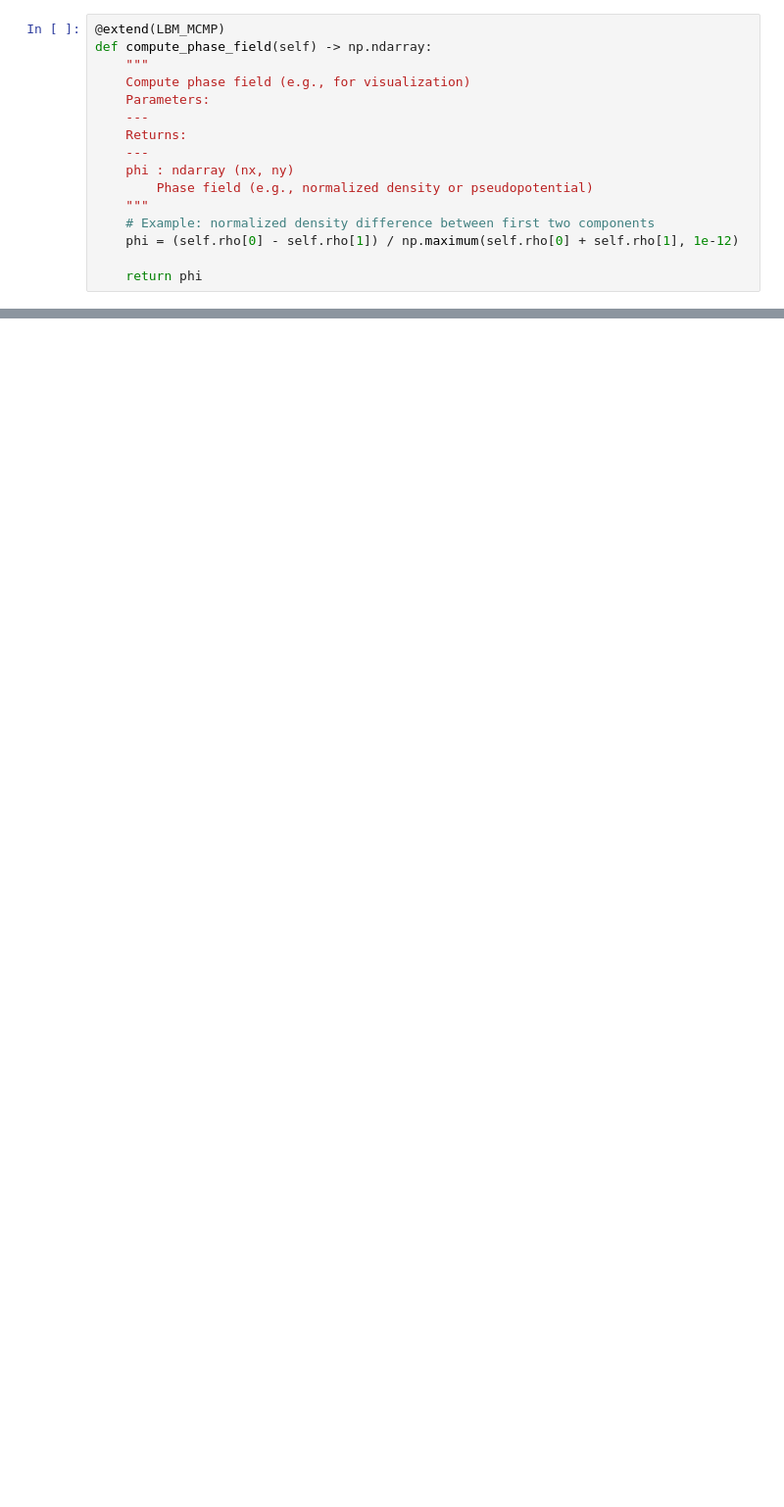
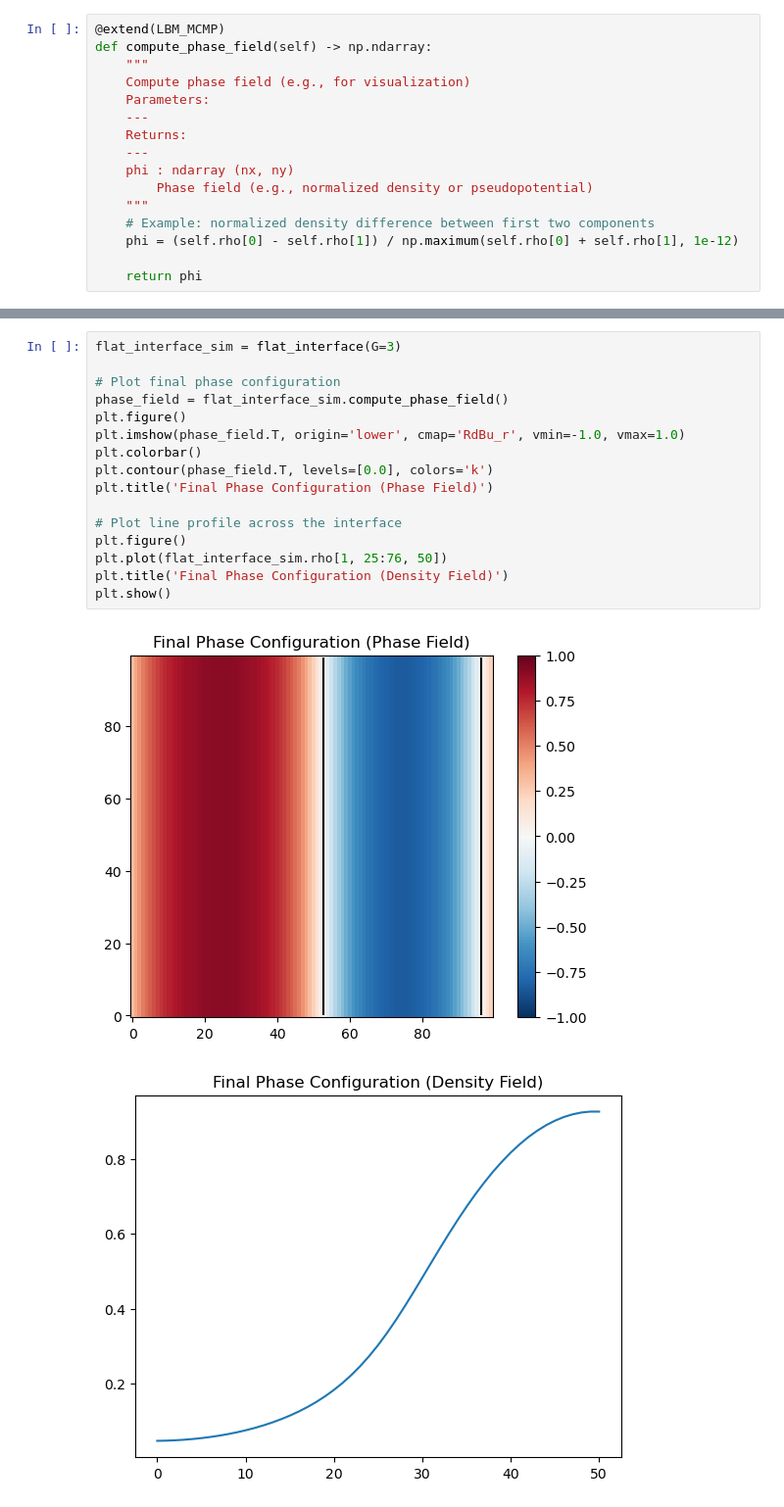
Before and after one commit to digital-porous-media/dpm_teach, a Jupyter notebook: 5_simulation/5-2-3_lbm_d2q9_mcmp.ipynb, the cells around one changed output, grey strips where cells are left out. Shown at 98% size. Cells and saved outputs as stored; diff of their text form; blank space fills up the shorter version.

```diff
--- a/5_simulation/5-2-3_lbm_d2q9_mcmp.ipynb
+++ b/5_simulation/5-2-3_lbm_d2q9_mcmp.ipynb
@@ -636,0 +713,19 @@ As we'll observe, when the interaction strength parameter ($G$) exceeds a certai
+# %%
+flat_interface_sim = flat_interface(G=3)
+
+# Plot final phase configuration
+phase_field = flat_interface_sim.compute_phase_field()
+plt.figure()
+plt.imshow(phase_field.T, origin='lower', cmap='RdBu_r', vmin=-1.0, vmax=1.0)
+plt.colorbar()
+plt.contour(phase_field.T, levels=[0.0], colors='k')
+plt.title('Final Phase Configuration (Phase Field)')
+
+# Plot line profile across the interface
+plt.figure()
+plt.plot(flat_interface_sim.rho[1, 25:76, 50])
+plt.title('Final Phase Configuration (Density Field)')
+plt.show()
+# %% [output]
+[figure, added]
+[figure, added]
```
Also changed, not shown: parts of 29 cells of this notebook.
